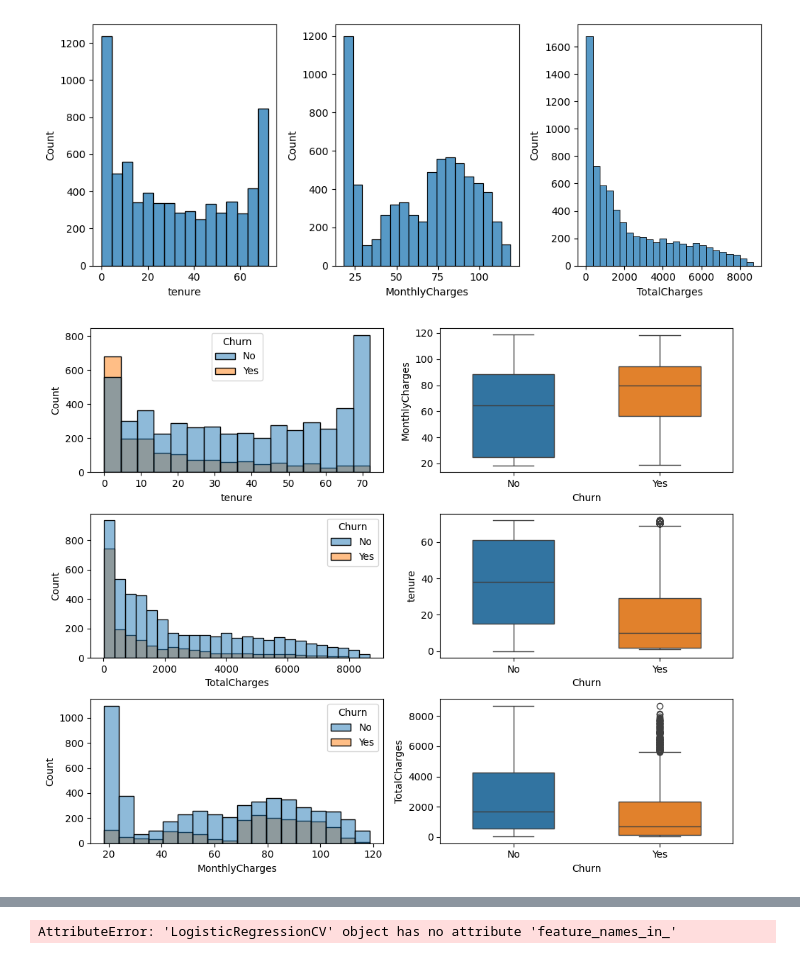
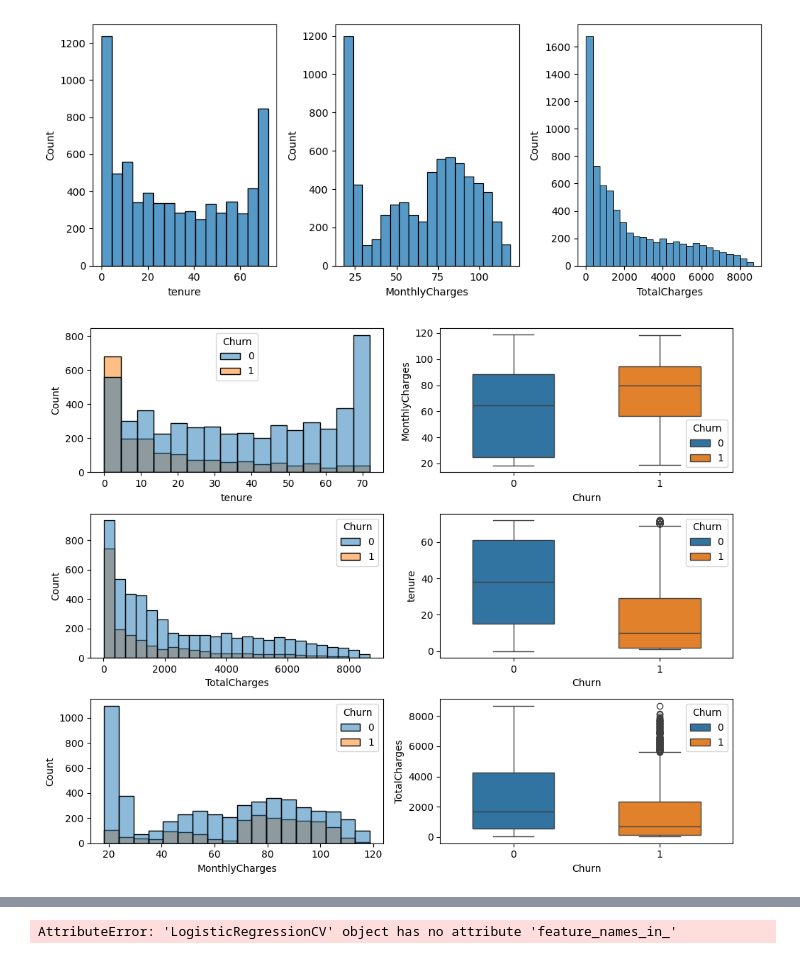
Before and after one commit to 2leog/telco-customer-churn, a Jupyter notebook: notebooks/01-lgo-initial-data-exploration.ipynb, the cells around one changed output, grey strips where cells are left out. Cells and saved outputs as stored; diff of their text form; code cells hidden in the pictures.

```diff
--- a/notebooks/01-lgo-initial-data-exploration.ipynb
+++ b/notebooks/01-lgo-initial-data-exploration.ipynb
@@ -164,7 +167,15 @@ I'll change the values of the *SeniorCitizen* column for it to be equivalent wit
 # %%
 df_filled["SeniorCitizen"] = df_filled["SeniorCitizen"].replace({0: "No", 1: "Yes"})
 
-feat_cat = [col for col in df_filled.select_dtypes(include="object").columns if col != "customerID"]
+feat_cat = [col for col in df_filled.select_dtypes(include="object").columns if col not in ["customerID", "Churn"]]
 feat_num = df_filled.select_dtypes(exclude="object").columns.to_list()
 
-df_filled[feat_cat] = df_filled[feat_cat].astype("category")
+df_cats = pd.concat(
+    [
+        df_filled["customerID"].copy(),
+        df_filled[feat_cat].astype("category").copy(),
+        df_filled[feat_num].copy(),
+        df_filled["Churn"].replace({"No": 0, "Yes": 1}).copy()
+    ],
+    axis=1
+)
@@ -173,7 +215,7 @@ fig, ax = plt.subplots(nrows=6, ncols=3, figsize=(12, 20))
 ax = ax.flatten()
 
 for idx, col in enumerate(feat_cat):
-    sns.countplot(data=df_filled, x=col, ax=ax[idx], stat="percent")
+    sns.countplot(data=df_cats, x=col, ax=ax[idx], stat="percent")
 
     ax[idx].yaxis.set_major_formatter(PercentFormatter(xmax=100, decimals=0))
     ax[idx].set_ylabel("Percentage of Customers")
@@ -195,7 +237,7 @@ fig, ax = plt.subplots(nrows=8, ncols=2, figsize=(9, 22))
 ax = ax.flatten()
 
 for idx, col in enumerate(feat_cat_no_churn):
-    sns.countplot(data=df_filled, x=col, hue="Churn", ax=ax[idx], stat="percent")
+    sns.countplot(data=df_cats, x=col, hue="Churn", ax=ax[idx], stat="percent")
 
     ax[idx].yaxis.set_major_formatter(PercentFormatter(xmax=100, decimals=0))
     ax[idx].set_ylabel("Percentage of Customers")
@@ -215,7 +257,7 @@ fig, ax = plt.subplots(nrows=1, ncols=3, figsize=(10, 4))
 ax = ax.flatten()
 
 for idx, col in enumerate(feat_num):
-    sns.histplot(data=df_filled, x=col, ax=ax[idx])
+    sns.histplot(data=df_cats, x=col, ax=ax[idx])
 
 plt.tight_layout()
 plt.show()
@@ -224,16 +266,16 @@ plt.show()
 # %%
 fig, ax = plt.subplots(nrows=3, ncols=2, figsize=(10, 8))
 ax = ax.flatten()
 
 for idx, col in enumerate(feat_num*2):
     if idx % 2 == 0:
-        sns.histplot(data=df_filled, x=col, hue="Churn", ax=ax[idx])
+        sns.histplot(data=df_cats, x=col, hue="Churn", ax=ax[idx])
     else:
-        sns.boxplot(data=df_filled, y=col, x="Churn", hue="Churn", gap=0.3, ax=ax[idx])
+        sns.boxplot(data=df_cats, y=col, x="Churn", hue="Churn", gap=0.3, ax=ax[idx])
 
 plt.tight_layout()
 plt.show()
 # %% [output]
-[figure, old version]
+[figure, new version]
 # %%
 sns.pairplot(
```
Also changed, not shown: parts of 15 cells of this notebook, 3 other files.
